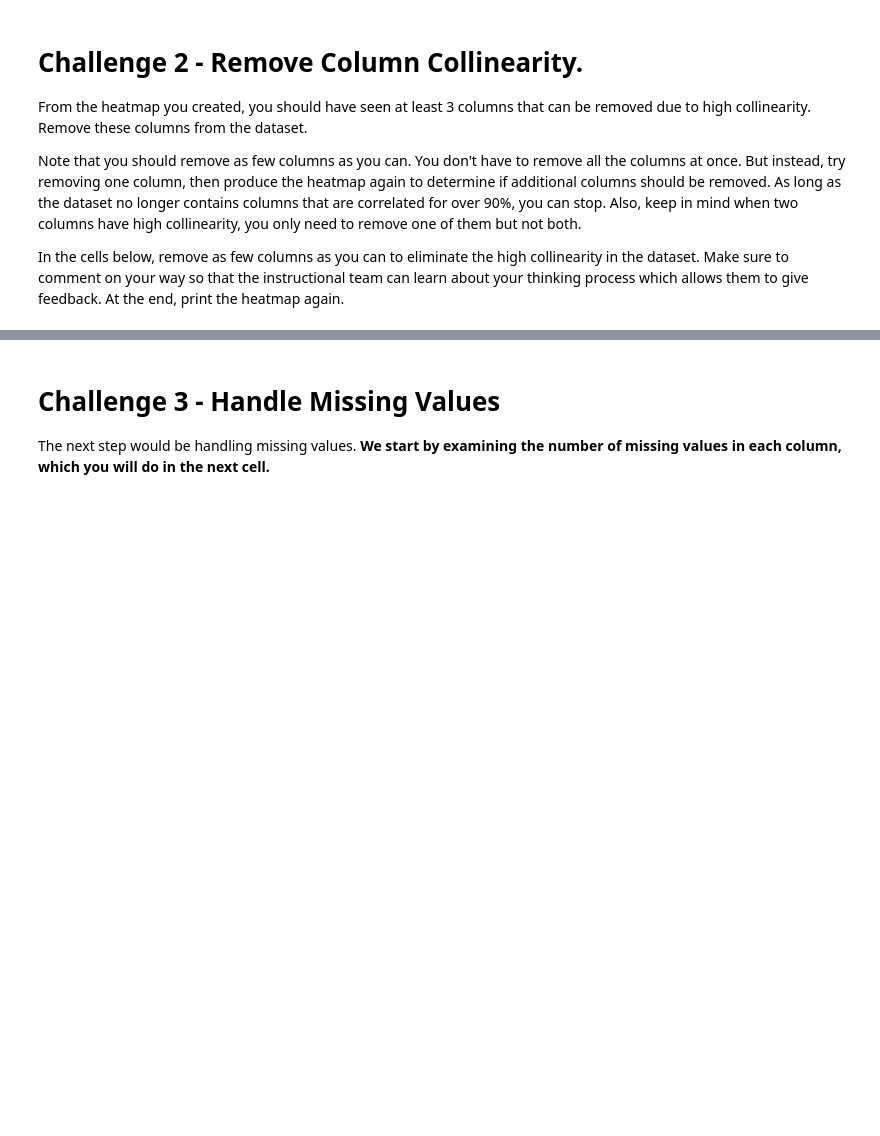
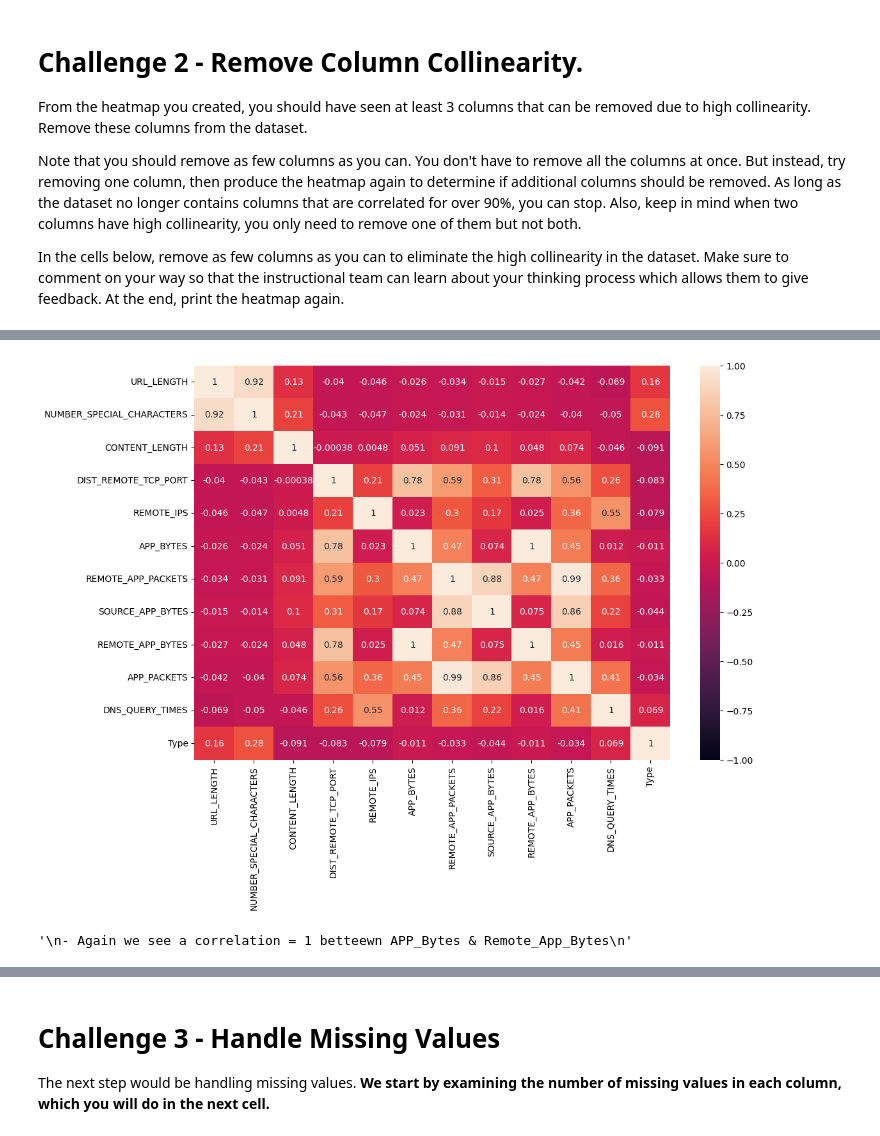
Before and after one commit to javiergispert/dataptmad0522_labs, a Jupyter notebook: module-3/supervised-learning/your-code/main.ipynb, the cells around one changed output, grey strips where cells are left out. Drawn from its saved outputs; the diff is of its cells as text; code cells hidden in the pictures; blank space fills up the shorter version.

```diff
--- a/module-3/supervised-learning/your-code/main.ipynb
+++ b/module-3/supervised-learning/your-code/main.ipynb
@@ -223,0 +217,13 @@ In the cells below, remove as few columns as you can to eliminate the high colli
+# %%
+# Print heatmap again
+websites_uncorr = websites_uncorr.drop(['SOURCE_APP_PACKETS'], axis=1)
+fig, ax = plt.subplots(figsize=(12,8))
+ax = sns.heatmap(websites_uncorr.corr(), annot=True, vmin=-1, vmax=1)
+# %% [output]
+[figure, added]
+# %%
+'''
+- Again we see a correlation = 1 betteewn APP_Bytes & Remote_App_Bytes
+'''
+# %% [output]
+'\n- Again we see a correlation = 1 betteewn APP_Bytes & Remote_App_Bytes\n'
```
Also changed, not shown: parts of 80 cells of this notebook.
